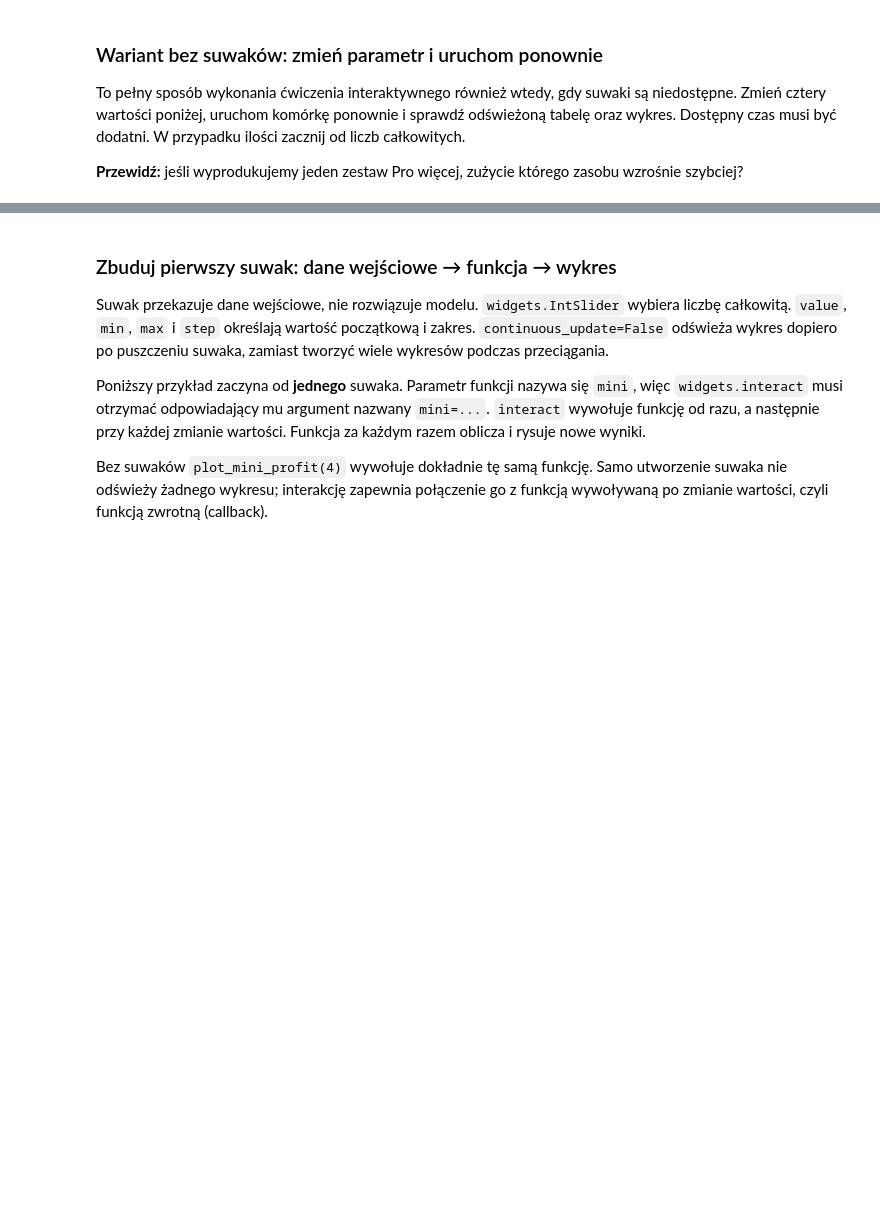
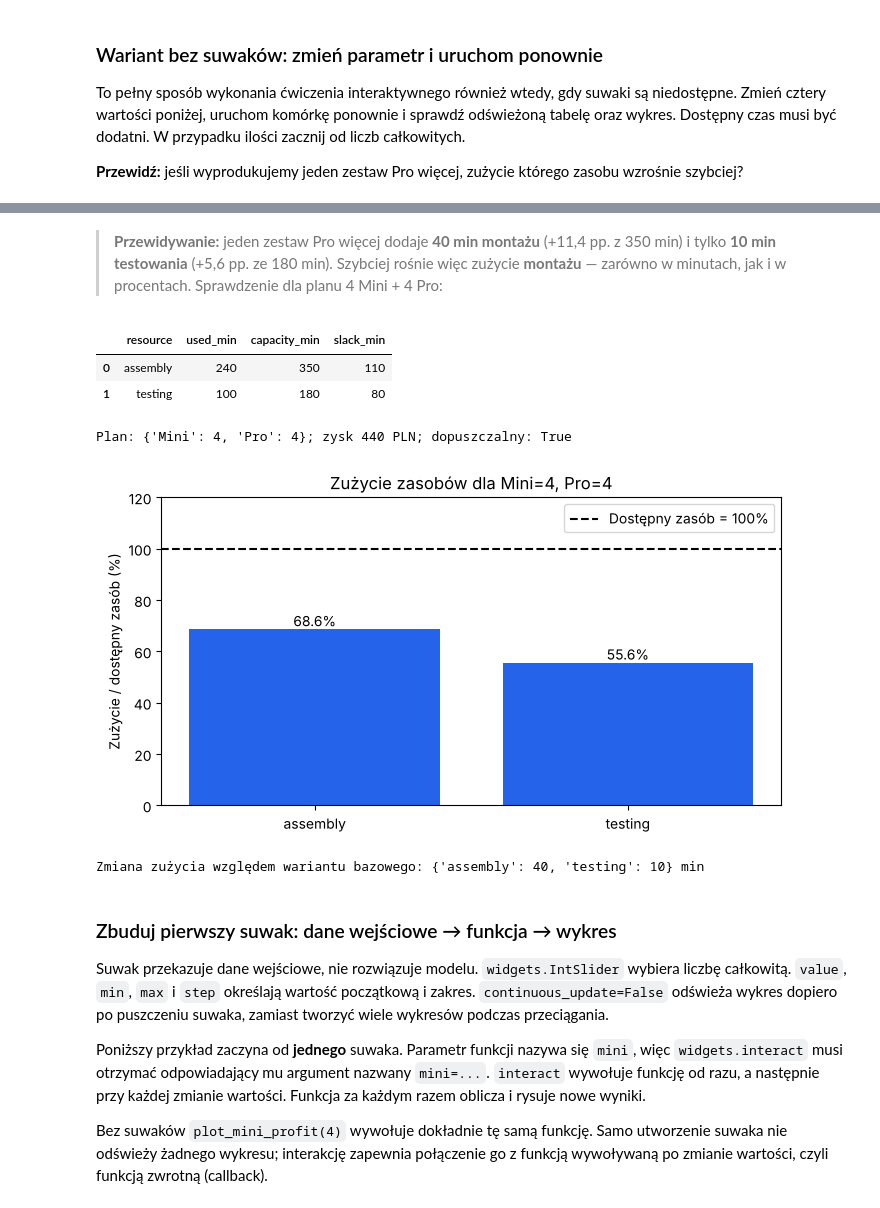
Before and after one commit to Damian-Swaczyna/cpp, a Jupyter notebook: pl/lab_auto_0.ipynb, the cells around one changed output, grey strips where cells are left out. Drawn from its saved outputs; the diff is of its cells as text; code cells hidden in the pictures; blank space fills up the shorter version.

```diff
--- a/pl/lab_auto_0.ipynb
+++ b/pl/lab_auto_0.ipynb
@@ -476,3 +595,17 @@ Plan: {'Mini': 4, 'Pro': 3}; zysk 370 PLN; dopuszczalny: True
+# %% [markdown]
+> **Przewidywanie:** jeden zestaw Pro więcej dodaje **40 min montażu** (+11,4 pp. z 350 min) i tylko **10 min testowania** (+5,6 pp. ze 180 min). Szybciej rośnie więc zużycie **montażu** — zarówno w minutach, jak i w procentach. Sprawdzenie dla planu 4 Mini + 4 Pro:
+# %%
+# Sprawdź przewidywanie: o jeden zestaw Pro więcej niż w wariancie bazowym.
+pro_plus_one = show_plan(4, 4)
+print("Zmiana zużycia względem wariantu bazowego:",
+      {r: pro_plus_one["used_min"][r] - baseline["used_min"][r] for r in resources}, "min")
+# %% [output]
+|  | resource | used_min | capacity_min | slack_min |
+| 0 | assembly | 240 | 350 | 110 |
+| 1 | testing | 100 | 180 | 80 |
+Plan: {'Mini': 4, 'Pro': 4}; zysk 440 PLN; dopuszczalny: True
+[figure, added]
+Zmiana zużycia względem wariantu bazowego: {'assembly': 40, 'testing': 10} min
 # %% [markdown]
 ### Zbuduj pierwszy suwak: dane wejściowe → funkcja → wykres
 
```
Also changed, not shown: parts of 36 cells of this notebook.
